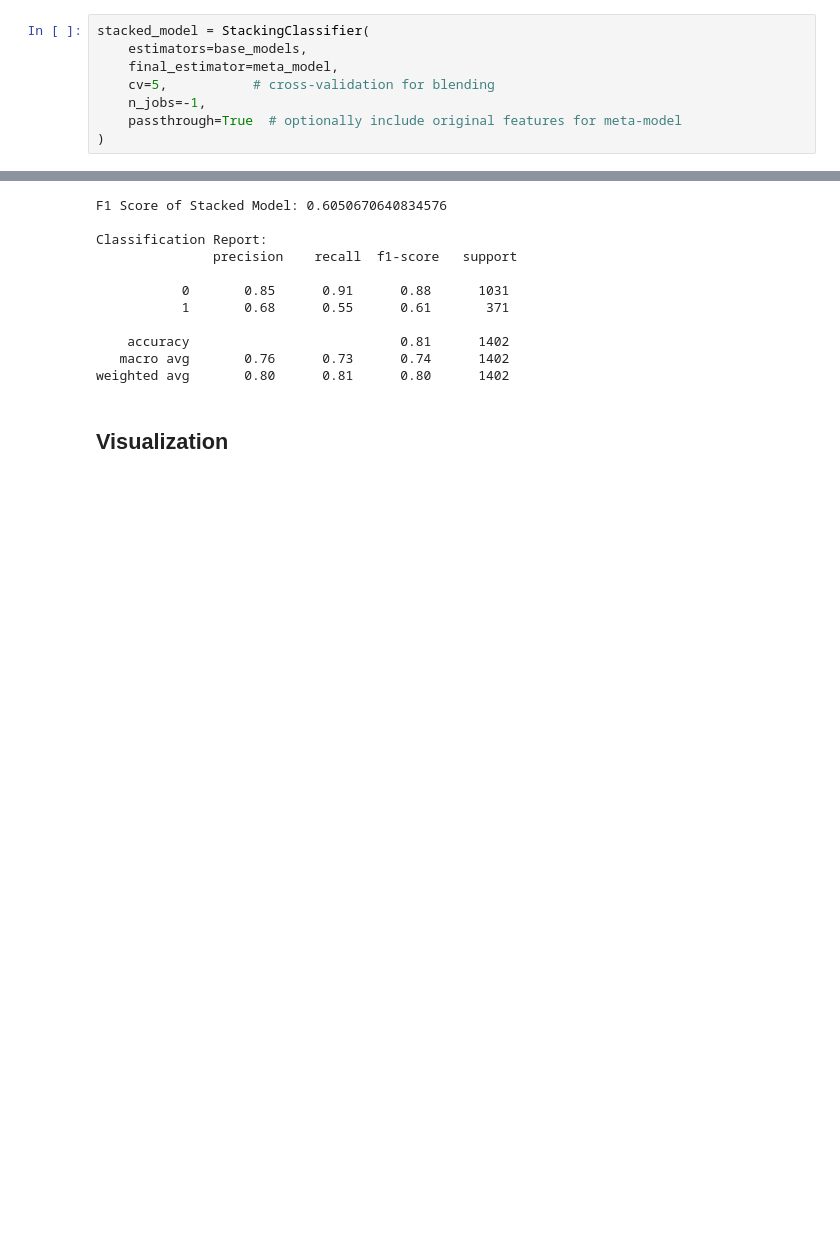
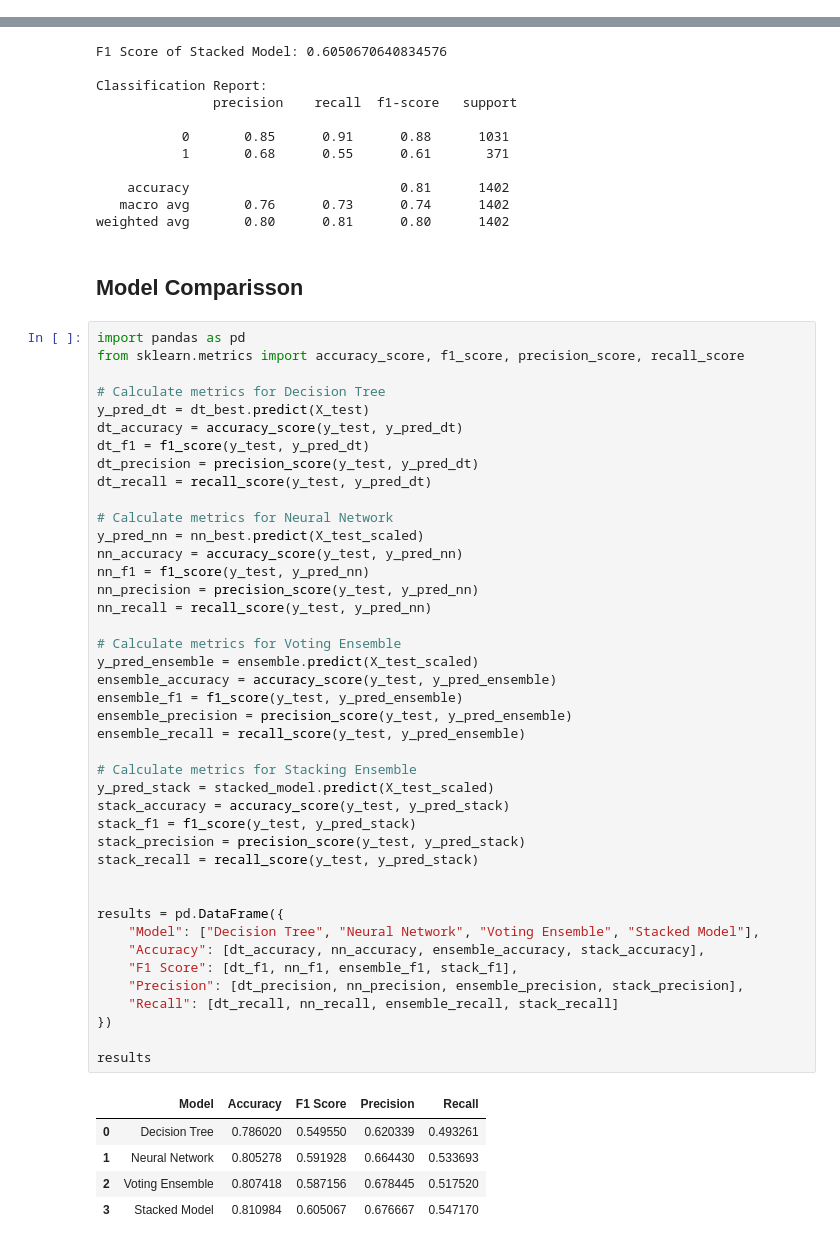
Before and after one commit to cuboidalstudios/MLAssignment2025, a Jupyter notebook: MLTask1.ipynb, the cells around one changed output, grey strips where cells are left out. Drawn from its saved outputs; the diff is of its cells as text; blank space fills up the shorter version.

Commit message:
model evaluation

```diff
--- a/MLTask1.ipynb
+++ b/MLTask1.ipynb
@@ -1053,12 +1041,4 @@ stacked_model = StackingClassifier(
 )
-# %%
-stacked_model = StackingClassifier(
-    estimators=base_models,
-    final_estimator=meta_model,
-    cv=5,           # cross-validation for blending
-    n_jobs=-1,
-    passthrough=True  # optionally include original features for meta-model
-)
 # %%
 # Train on scaled training data
 stacked_model.fit(X_train_scaled, y_train)
@@ -1082,5 +1062,53 @@ Classification Report:
     accuracy                           0.81      1402
    macro avg       0.76      0.73      0.74      1402
 weighted avg       0.80      0.81      0.80      1402
-# %% [markdown]
-## Visualization
+# %% [markdown]
+## Model Comparisson
+# %%
+import pandas as pd
+from sklearn.metrics import accuracy_score, f1_score, precision_score, recall_score
+
+# Calculate metrics for Decision Tree
+y_pred_dt = dt_best.predict(X_test)
+dt_accuracy = accuracy_score(y_test, y_pred_dt)
+dt_f1 = f1_score(y_test, y_pred_dt)
+dt_precision = precision_score(y_test, y_pred_dt)
+dt_recall = recall_score(y_test, y_pred_dt)
+
+# Calculate metrics for Neural Network
+y_pred_nn = nn_best.predict(X_test_scaled)
+nn_accuracy = accuracy_score(y_test, y_pred_nn)
+nn_f1 = f1_score(y_test, y_pred_nn)
+nn_precision = precision_score(y_test, y_pred_nn)
+nn_recall = recall_score(y_test, y_pred_nn)
+
+# Calculate metrics for Voting Ensemble
+y_pred_ensemble = ensemble.predict(X_test_scaled)
+ensemble_accuracy = accuracy_score(y_test, y_pred_ensemble)
+ensemble_f1 = f1_score(y_test, y_pred_ensemble)
+ensemble_precision = precision_score(y_test, y_pred_ensemble)
+ensemble_recall = recall_score(y_test, y_pred_ensemble)
+
+# Calculate metrics for Stacking Ensemble
+y_pred_stack = stacked_model.predict(X_test_scaled)
+stack_accuracy = accuracy_score(y_test, y_pred_stack)
+stack_f1 = f1_score(y_test, y_pred_stack)
+stack_precision = precision_score(y_test, y_pred_stack)
+stack_recall = recall_score(y_test, y_pred_stack)
+
+
+results = pd.DataFrame({
+    "Model": ["Decision Tree", "Neural Network", "Voting Ensemble", "Stacked Model"],
+    "Accuracy": [dt_accuracy, nn_accuracy, ensemble_accuracy, stack_accuracy],
+    "F1 Score": [dt_f1, nn_f1, ensemble_f1, stack_f1],
+    "Precision": [dt_precision, nn_precision, ensemble_precision, stack_precision],
+    "Recall": [dt_recall, nn_recall, ensemble_recall, stack_recall]
+})
+
+results
+# %% [output]
+|  | Model | Accuracy | F1 Score | Precision | Recall |
+| 0 | Decision Tree | 0.786020 | 0.549550 | 0.620339 | 0.493261 |
+| 1 | Neural Network | 0.805278 | 0.591928 | 0.664430 | 0.533693 |
+| 2 | Voting Ensemble | 0.807418 | 0.587156 | 0.678445 | 0.517520 |
+| 3 | Stacked Model | 0.810984 | 0.605067 | 0.676667 | 0.547170 |
```
Also changed, not shown: parts of 13 cells of this notebook.
